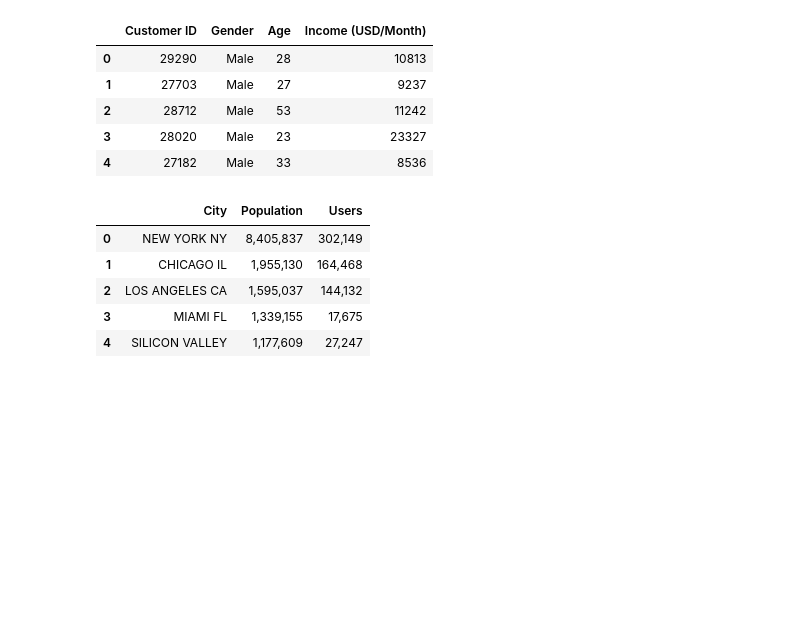
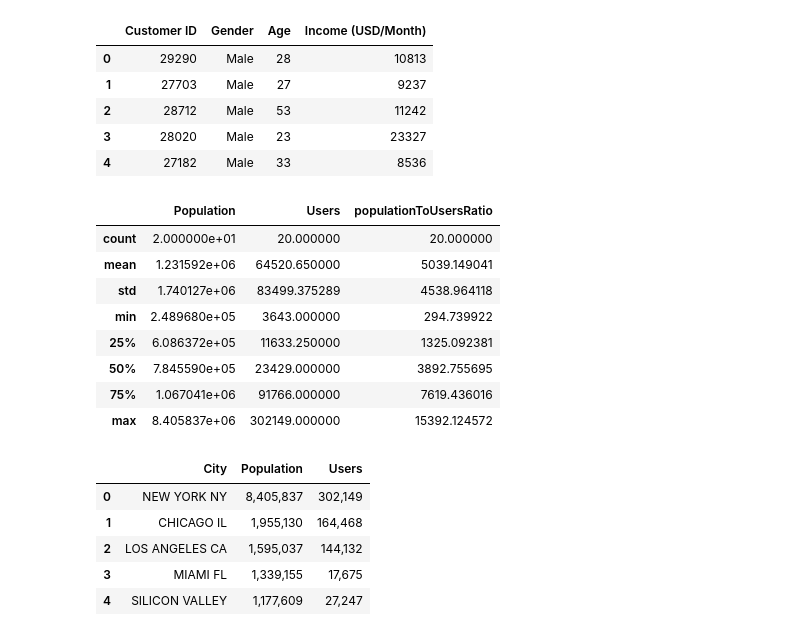
Before and after one commit to Purvi-Rekh/DataGlacierAssignment2_EDA_G2MCabInvestment, a Jupyter notebook: EDA.ipynb, the cells around one changed output. Cells and saved outputs as stored; diff of their text form; code cells hidden in the pictures; blank space fills up the shorter version.

```diff
--- a/EDA.ipynb
+++ b/EDA.ipynb
@@ -229,5 +255,17 @@ dfCustomer.head()
 | 3 | 28020 | Male | 23 | 23327 |
 | 4 | 27182 | Male | 33 | 8536 |
 # %%
-dfCustomer = pd.read_csv("dataset/City.csv")
+dfCity = pd.read_csv("dataset/City.csv")
+# %%
+dfCity.describe()
+# %% [output]
+|  | Population | Users | populationToUsersRatio |
+| count | 2.000000e+01 | 20.000000 | 20.000000 |
+| mean | 1.231592e+06 | 64520.650000 | 5039.149041 |
+| std | 1.740127e+06 | 83499.375289 | 4538.964118 |
+| min | 2.489680e+05 | 3643.000000 | 294.739922 |
+| 25% | 6.086372e+05 | 11633.250000 | 1325.092381 |
+| 50% | 7.845590e+05 | 23429.000000 | 3892.755695 |
+| 75% | 1.067041e+06 | 91766.000000 | 7619.436016 |
+| max | 8.405837e+06 | 302149.000000 | 15392.124572 |
 # %%
```
Also changed, not shown: parts of 18 cells of this notebook, 9 other files.
